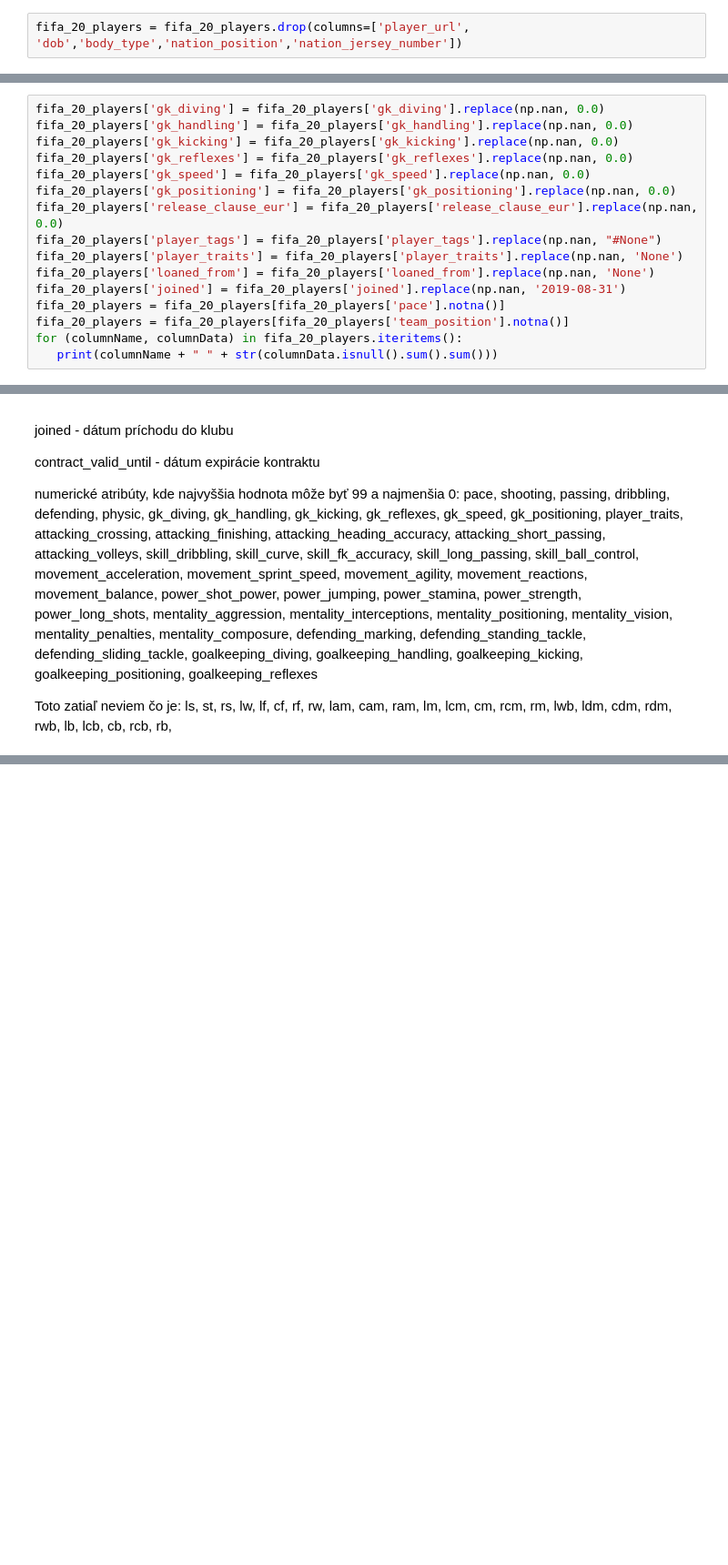
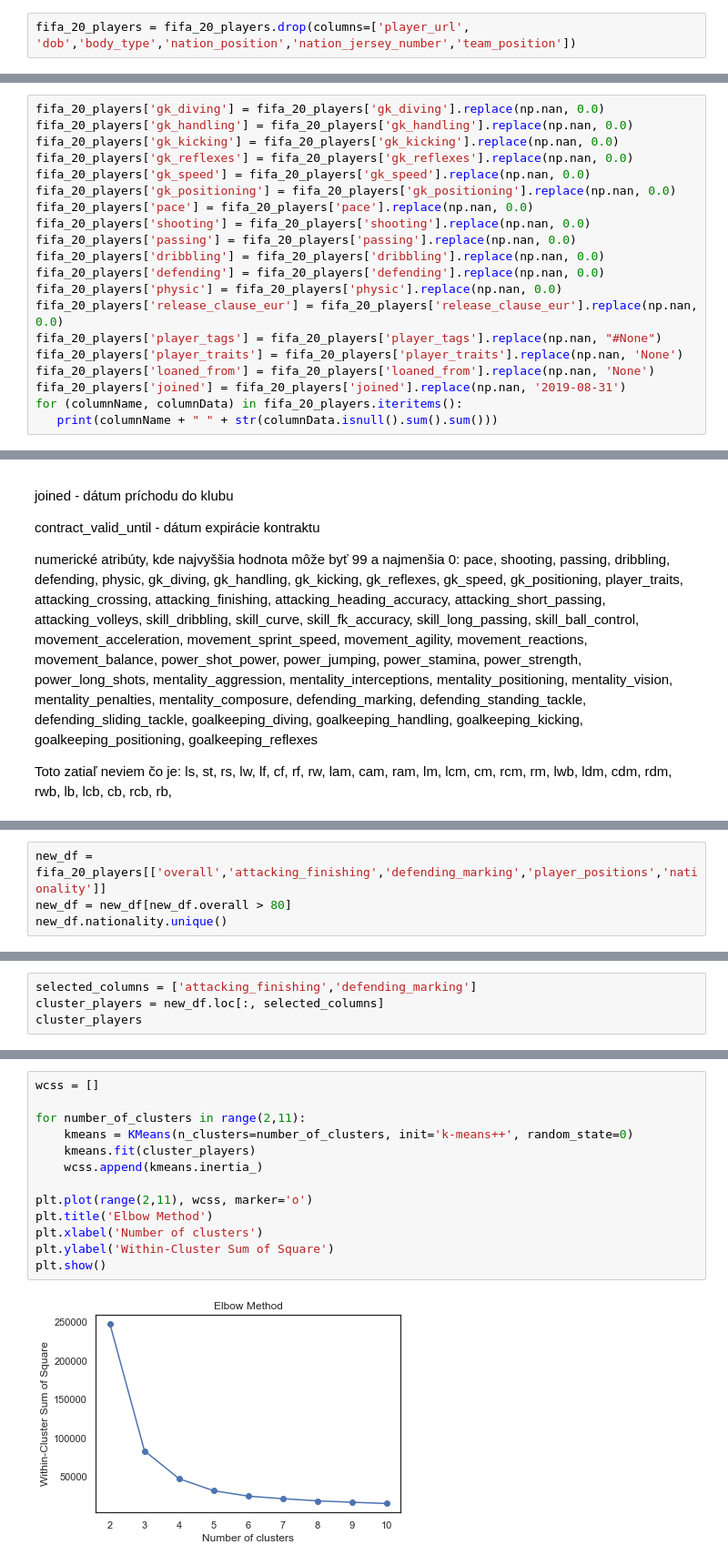
Before and after one commit to Patrik47/oznal, a Jupyter notebook: fifa_20_players.ipynb, the cells around one changed output, grey strips where cells are left out. Shown at 91% size. Cells and saved outputs as stored; diff of their text form; blank space fills up the shorter version.

Commit message:
clustering first attempt

```diff
--- a/fifa_20_players.ipynb
+++ b/fifa_20_players.ipynb
@@ -54,7 +54,7 @@ fifa_20_players[fifa_20_players['sofifa_id'].duplicated()]
 # %% [markdown]
 # Odstránenie nepotrebných stĺpcov
 # %%
-fifa_20_players = fifa_20_players.drop(columns=['player_url', 'dob','body_type','nation_position','nation_jersey_number'])
+fifa_20_players = fifa_20_players.drop(columns=['player_url', 'dob','body_type','nation_position','nation_jersey_number','team_position'])
 # %%
 fifa_20_players.info()
 # %% [output]
@@ -124,13 +108,17 @@ fifa_20_players['gk_kicking'] = fifa_20_players['gk_kicking'].replace(np.nan, 0.
 fifa_20_players['gk_reflexes'] = fifa_20_players['gk_reflexes'].replace(np.nan, 0.0)
 fifa_20_players['gk_speed'] = fifa_20_players['gk_speed'].replace(np.nan, 0.0)
 fifa_20_players['gk_positioning'] = fifa_20_players['gk_positioning'].replace(np.nan, 0.0)
+fifa_20_players['pace'] = fifa_20_players['pace'].replace(np.nan, 0.0)
+fifa_20_players['shooting'] = fifa_20_players['shooting'].replace(np.nan, 0.0)
+fifa_20_players['passing'] = fifa_20_players['passing'].replace(np.nan, 0.0)
+fifa_20_players['dribbling'] = fifa_20_players['dribbling'].replace(np.nan, 0.0)
+fifa_20_players['defending'] = fifa_20_players['defending'].replace(np.nan, 0.0)
+fifa_20_players['physic'] = fifa_20_players['physic'].replace(np.nan, 0.0)
 fifa_20_players['release_clause_eur'] = fifa_20_players['release_clause_eur'].replace(np.nan, 0.0)
 fifa_20_players['player_tags'] = fifa_20_players['player_tags'].replace(np.nan, "#None")
 fifa_20_players['player_traits'] = fifa_20_players['player_traits'].replace(np.nan, 'None')
 fifa_20_players['loaned_from'] = fifa_20_players['loaned_from'].replace(np.nan, 'None')
 fifa_20_players['joined'] = fifa_20_players['joined'].replace(np.nan, '2019-08-31')
-fifa_20_players = fifa_20_players[fifa_20_players['pace'].notna()]
-fifa_20_players = fifa_20_players[fifa_20_players['team_position'].notna()]
 for (columnName, columnData) in fifa_20_players.iteritems():
    print(columnName + " " + str(columnData.isnull().sum().sum()))
 # %% [output]
@@ -290,0 +325,4 @@ plt.show()
+# %%
+new_df = fifa_20_players[['overall','attacking_finishing','defending_marking','player_positions','nationality']]
+new_df = new_df[new_df.overall > 80]
+new_df.nationality.unique()
@@ -290,0 +351,4 @@ plt.show()
+# %%
+selected_columns = ['attacking_finishing','defending_marking']
+cluster_players = new_df.loc[:, selected_columns]
+cluster_players
@@ -290,0 +369,15 @@ plt.show()
+# %%
+wcss = []
+
+for number_of_clusters in range(2,11):
+    kmeans = KMeans(n_clusters=number_of_clusters, init='k-means++', random_state=0)
+    kmeans.fit(cluster_players)
+    wcss.append(kmeans.inertia_)
+
+plt.plot(range(2,11), wcss, marker='o')
+plt.title('Elbow Method')
+plt.xlabel('Number of clusters')
+plt.ylabel('Within-Cluster Sum of Square')
+plt.show()
+# %% [output]
+[figure, added]
```
Also changed, not shown: parts of 14 cells of this notebook.
